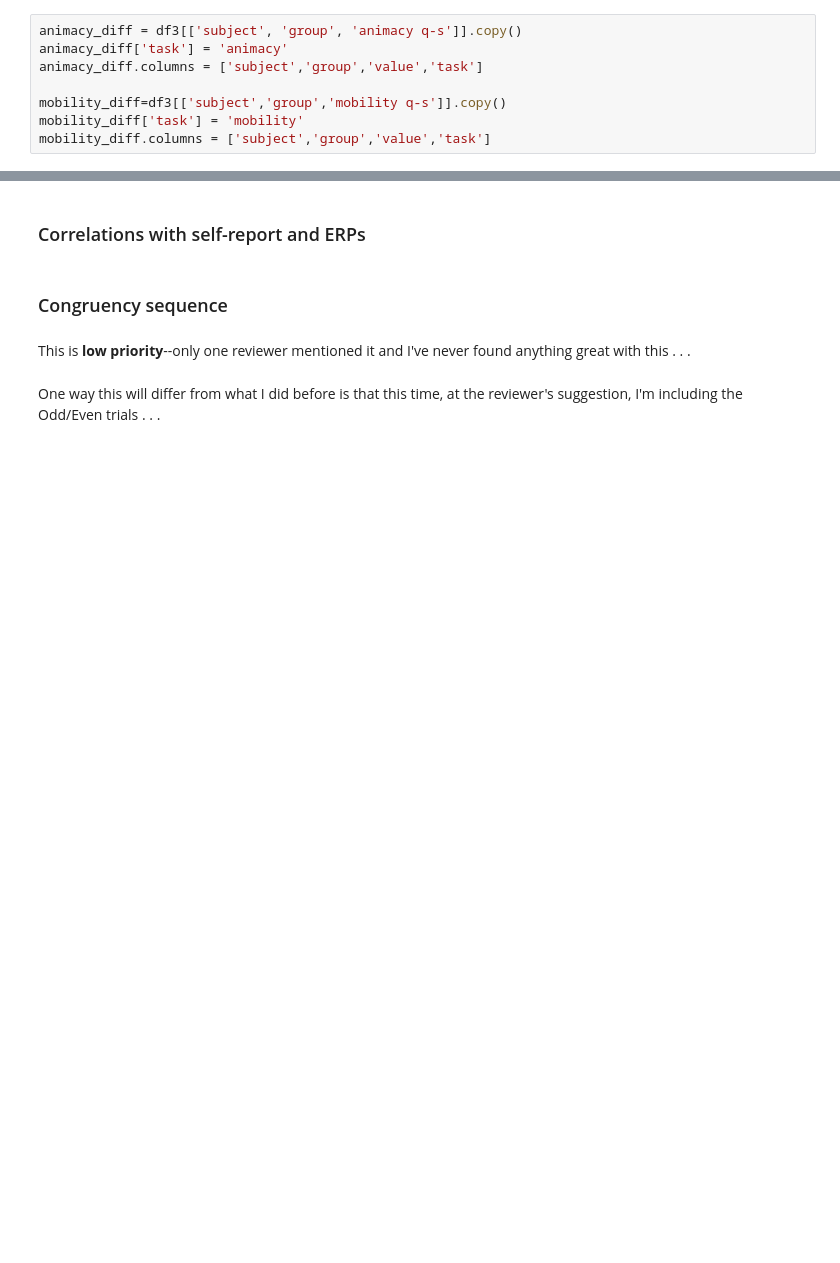
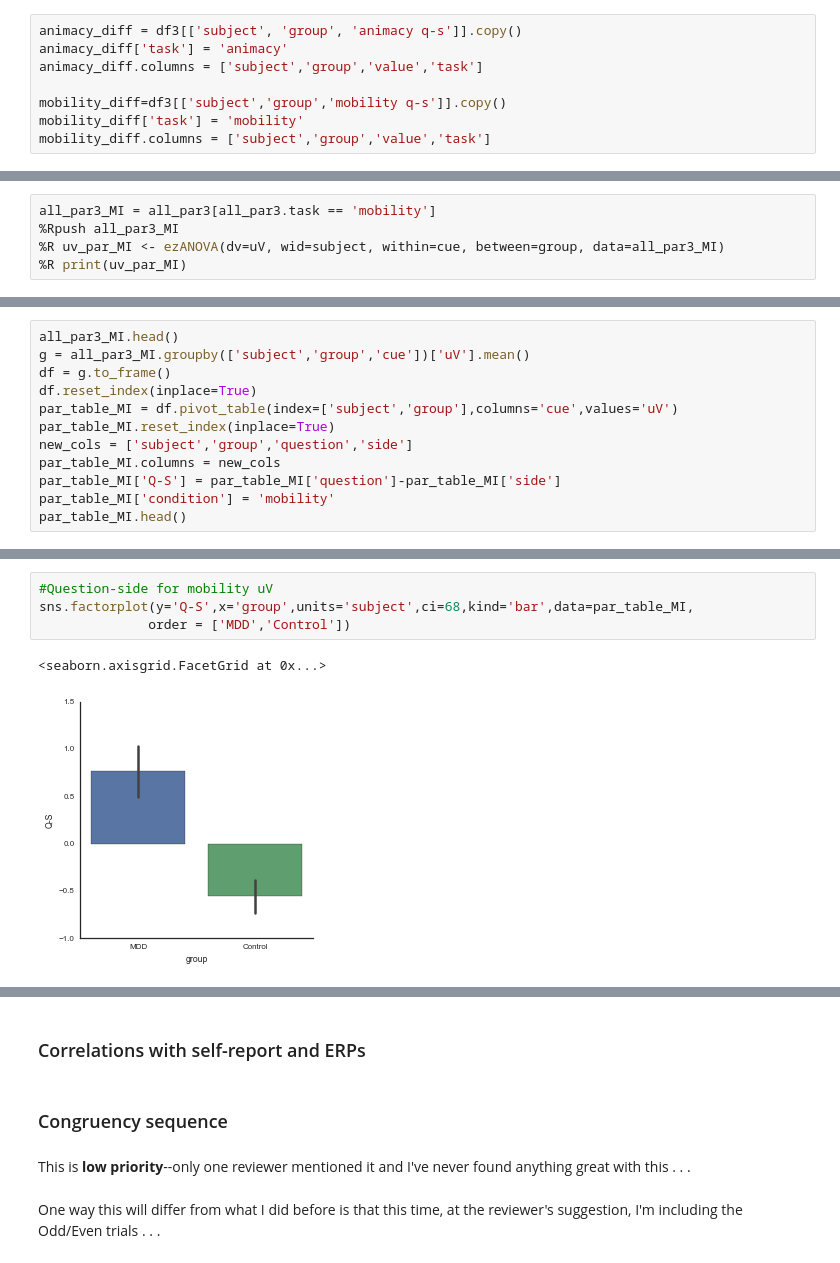
Before and after one commit to dgdillon/source-mem-paper, a Jupyter notebook: Source_ReAnalysis.ipynb, the cells around one changed output, grey strips where cells are left out. Saved outputs shown, nothing was run; the diff lists cells and outputs as text; blank space fills up the shorter version.

```diff
--- a/Source_ReAnalysis.ipynb
+++ b/Source_ReAnalysis.ipynb
@@ -1764,0 +1908,5 @@ df5_MI = df5[df5.task == 'mobility']
+# %%
+all_par3_MI = all_par3[all_par3.task == 'mobility']
+%Rpush all_par3_MI
+%R uv_par_MI <- ezANOVA(dv=uV, wid=subject, within=cue, between=group, data=all_par3_MI)
+%R print(uv_par_MI)
@@ -1764,0 +1919,12 @@ df5_MI = df5[df5.task == 'mobility']
+# %%
+all_par3_MI.head()
+g = all_par3_MI.groupby(['subject','group','cue'])['uV'].mean()
+df = g.to_frame()
+df.reset_index(inplace=True)
+par_table_MI = df.pivot_table(index=['subject','group'],columns='cue',values='uV')
+par_table_MI.reset_index(inplace=True)
+new_cols = ['subject','group','question','side']
+par_table_MI.columns = new_cols
+par_table_MI['Q-S'] = par_table_MI['question']-par_table_MI['side']
+par_table_MI['condition'] = 'mobility'
+par_table_MI.head()
@@ -1764,0 +1938,7 @@ df5_MI = df5[df5.task == 'mobility']
+# %%
+#Question-side for mobility uV
+sns.factorplot(y='Q-S',x='group',units='subject',ci=68,kind='bar',data=par_table_MI,
+              order = ['MDD','Control'])
+# %% [output]
+<seaborn.axisgrid.FacetGrid at 0x...>
+[figure, added]
```
Also changed, not shown: parts of 59 cells of this notebook.
